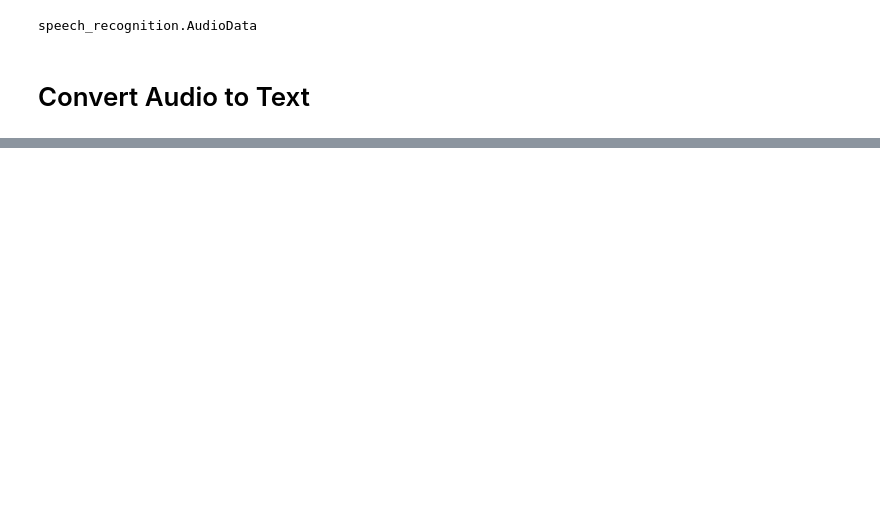
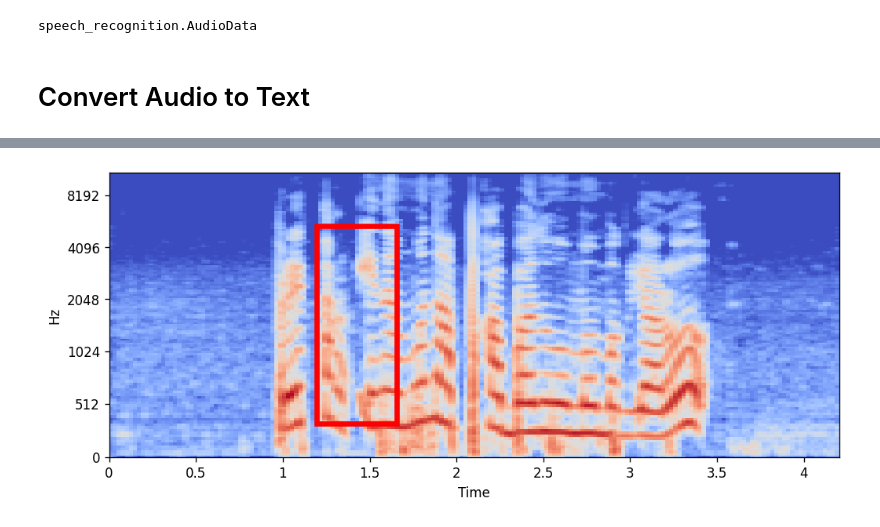
Before and after one commit to Nikkuchan/BleepBot, a Jupyter notebook: wav_to_text.ipynb, the cells around one changed output, grey strips where cells are left out. Cells and saved outputs as stored; diff of their text form; code cells hidden in the pictures; blank space fills up the shorter version.

Commit message:
added visualizations

```diff
--- a/wav_to_text.ipynb
+++ b/wav_to_text.ipynb
@@ -44,0 +52,46 @@ text
+# %%
+import librosa
+import librosa.display
+import matplotlib.pyplot as plt
+from matplotlib.patches import Rectangle
+import numpy as np
+import pandas as pd
+
+def txt2df(file):
+    "Read txt file and returns labels dataframe"
+    with open(file) as f:
+        labels = f.read()
+        labels = [l.split('\t') for l in labels.split('\n')][:-1]
+        labels = [l for o in labels for l in o]
+        labels = [l for l in labels]
+        labels = [l for l in labels if l != '\\']
+        labels = np.array(labels).reshape(-1, 5)
+        df = pd.DataFrame({'start': labels[:,0].astype(float), 'end': labels[:,1].astype(float),
+                           'fmin': labels[:,3].astype(float), 'fmax': labels[:,4].astype(float),
+                           'name': labels[:,2].astype(str)})
+    return df
+
+def rectangle(df_row, frequency):
+    start, end, fmin, fmax = [df_row[o] for o in ['start', 'end','fmin', 'fmax']]
+    if fmin == -1: fmin = 0
+    if fmax == -1: fmax = frequency.max()
+    xy = (start, fmin)
+    width = end - start
+    height = fmax - fmin
+    return xy, width, height
+
+# Spectrogram
+data, sr = librosa.load('/content/1_labelled.wav')
+spectrogram = librosa.feature.melspectrogram(y=data, sr=sr)
+spectrogram = librosa.power_to_db(spectrogram)
+
+# Labels
+labels = txt2df('/content/putangina_label.txt')
+
+# Plot
+fig, ax = plt.subplots(figsize=(10,4), dpi=120)
+librosa.display.specshow(spectrogram, sr=sr, x_axis='time', y_axis='mel', ax=ax);
+for i in range(len(labels)):
+    ax.add_patch(Rectangle(*rectangle(labels.iloc[i], ax.axis()[2:]), fc ='none', ec ='r', lw = 4))
+# %% [output]
+[figure, added]
```
Also changed, not shown: parts of 5 cells of this notebook.
